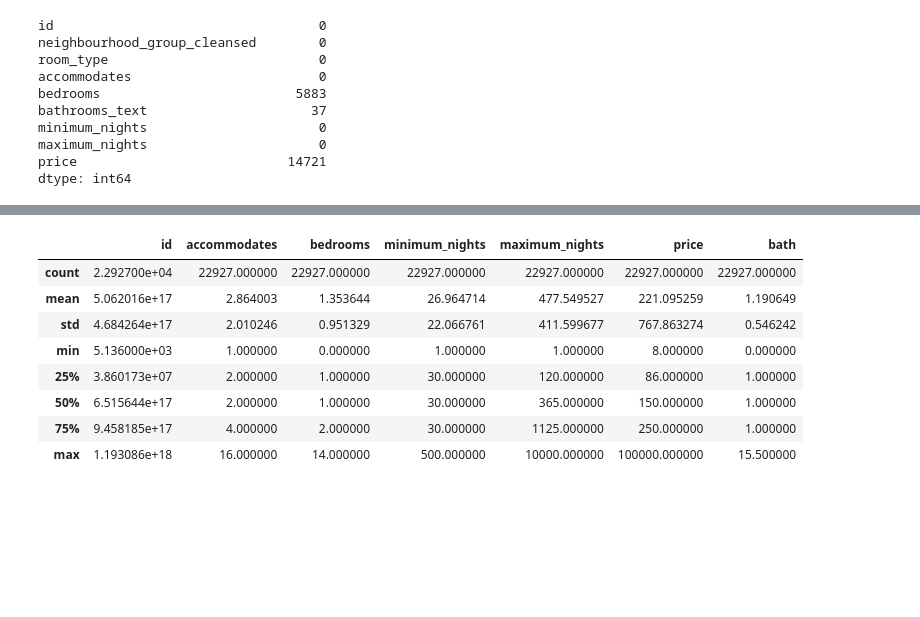
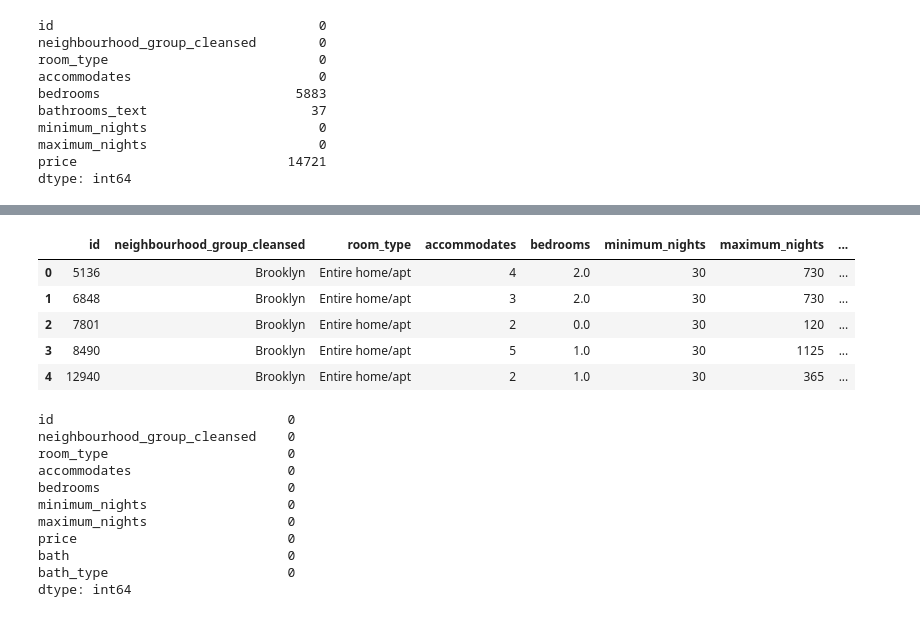
Before and after one commit to tarzahedi/airbnb, a Jupyter notebook: cleaning.ipynb, the cells around one changed output, grey strips where cells are left out. Saved outputs shown, nothing was run; the diff lists cells and outputs as text; code cells hidden in the pictures; blank space fills up the shorter version.

Commit message:
Dropped unnecessary column

```diff
--- a/cleaning.ipynb
+++ b/cleaning.ipynb
@@ -228,14 +155,0 @@ memory usage: 1.9+ MB
-# %%
-# Statistical summary of the dataset
-
-data.describe()
-# %% [output]
-|  | id | accommodates | bedrooms | minimum_nights | maximum_nights | price | bath |
-| count | 2.292700e+04 | 22927.000000 | 22927.000000 | 22927.000000 | 22927.000000 | 22927.000000 | 22927.000000 |
-| mean | 5.062016e+17 | 2.864003 | 1.353644 | 26.964714 | 477.549527 | 221.095259 | 1.190649 |
-| std | 4.684264e+17 | 2.010246 | 0.951329 | 22.066761 | 411.599677 | 767.863274 | 0.546242 |
-| min | 5.136000e+03 | 1.000000 | 0.000000 | 1.000000 | 1.000000 | 8.000000 | 0.000000 |
-| 25% | 3.860173e+07 | 2.000000 | 1.000000 | 30.000000 | 120.000000 | 86.000000 | 1.000000 |
-| 50% | 6.515644e+17 | 2.000000 | 1.000000 | 30.000000 | 365.000000 | 150.000000 | 1.000000 |
-| 75% | 9.458185e+17 | 4.000000 | 2.000000 | 30.000000 | 1125.000000 | 250.000000 | 1.000000 |
-| max | 1.193086e+18 | 16.000000 | 14.000000 | 500.000000 | 10000.000000 | 100000.000000 | 15.500000 |
@@ -245,0 +175,30 @@ data.to_csv("cleaned.csv", index=False)
+# %%
+# Combine two DataFrames, 'tmp' and 'tmp2', into a single DataFrame
+
+dfs = [tmp, tmp2]
+data = pd.concat(dfs).reset_index(drop=True)
+data = data.drop(columns=["bathrooms_text"])
+data.head()
+# %% [output]
+|  | id | neighbourhood_group_cleansed | room_type | accommodates | bedrooms | minimum_nights | maximum_nights | ... |
+| 0 | 5136 | Brooklyn | Entire home/apt | 4 | 2.0 | 30 | 730 | ... |
+| 1 | 6848 | Brooklyn | Entire home/apt | 3 | 2.0 | 30 | 730 | ... |
+| 2 | 7801 | Brooklyn | Entire home/apt | 2 | 0.0 | 30 | 120 | ... |
+| 3 | 8490 | Brooklyn | Entire home/apt | 5 | 1.0 | 30 | 1125 | ... |
+| 4 | 12940 | Brooklyn | Entire home/apt | 2 | 1.0 | 30 | 365 | ... |
+# %%
+# Check for missing values in the dataset
+
+data.isnull().sum()
+# %% [output]
+id                              0
+neighbourhood_group_cleansed    0
+room_type                       0
+accommodates                    0
+bedrooms                        0
+minimum_nights                  0
+maximum_nights                  0
+price                           0
+bath                            0
+bath_type                       0
+dtype: int64
```
Also changed, not shown: parts of 15 cells of this notebook.
